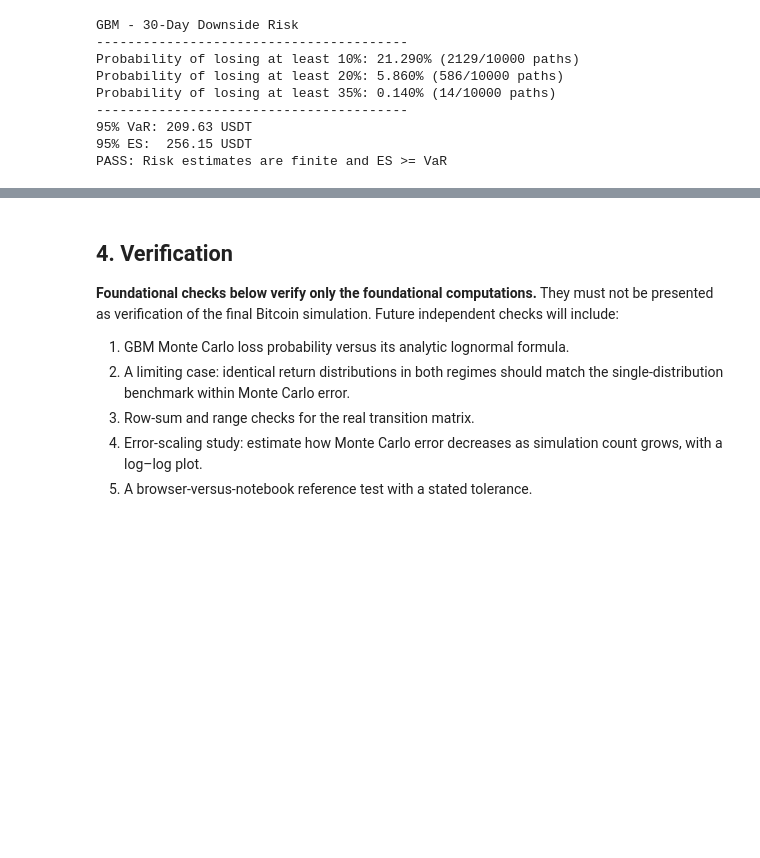
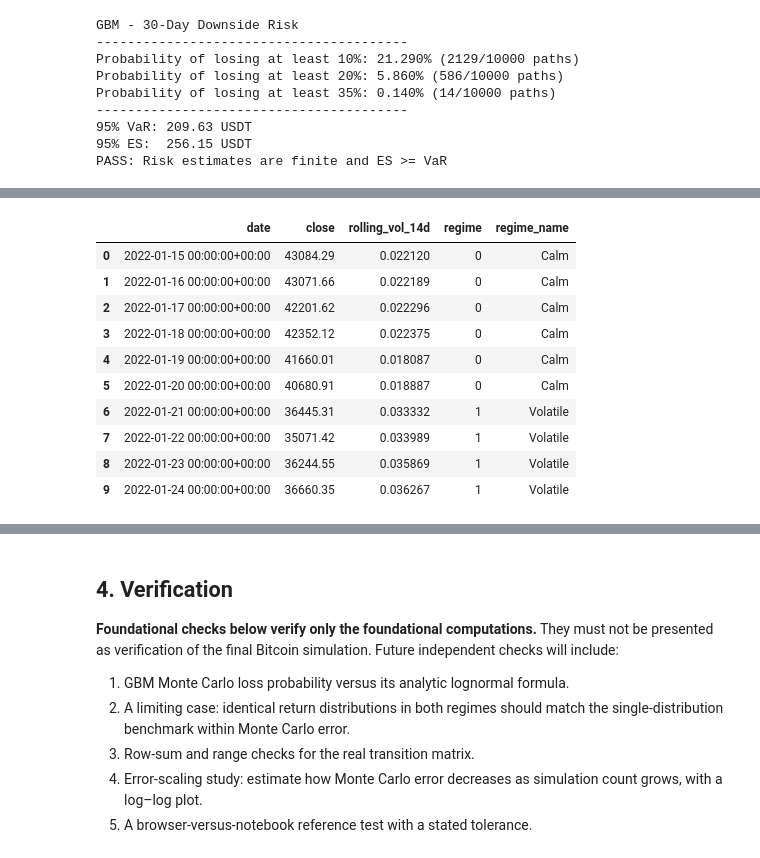
Before and after one commit to it23372726/cryptorisk-lab, a Jupyter notebook: notebook/cryptorisk-lab.ipynb, the cells around one changed output, grey strips where cells are left out. Cells and saved outputs as stored; diff of their text form; code cells hidden in the pictures; blank space fills up the shorter version.

```diff
--- a/notebook/cryptorisk-lab.ipynb
+++ b/notebook/cryptorisk-lab.ipynb
@@ -912,0 +960,83 @@ PASS: Risk estimates are finite and ES >= VaR
+# %%
+
+# Day 4 - Step 1: Classify historical volatility regimes
+
+# Use calibration observations only (2022-2024).
+# The rolling_vol_14d column already exists from Day 2.
+
+regime_calibration_df = calibration_df[
+    ["date", "close", "log_return", "rolling_vol_14d"]
+].dropna(subset=["rolling_vol_14d"]).copy()
+
+regime_calibration_df = (
+    regime_calibration_df.reset_index(drop=True)
+)
+
+# Fit the classification threshold ONLY on calibration data.
+regime_threshold = float(
+    regime_calibration_df["rolling_vol_14d"].median()
+)
+
+# State 0 = calm; State 1 = volatile
+regime_calibration_df["regime"] = (
+    regime_calibration_df["rolling_vol_14d"] >= regime_threshold
+).astype(int)
+
+regime_names = {
+    0: "Calm",
+    1: "Volatile"
+}
+
+regime_calibration_df["regime_name"] = (
+    regime_calibration_df["regime"].map(regime_names)
+)
+
+# Count how many historical observations belong to each state.
+regime_counts = (
+    regime_calibration_df["regime"]
+    .value_counts()
+    .reindex([0, 1], fill_value=0)
+)
+
+print("Two-State Volatility Classification")
+print("-" * 45)
+print(f"Rolling window: {WINDOW} days")
+print(f"Threshold (decimal): {regime_threshold:.6f}")
+print(f"Threshold (%): {regime_threshold * 100:.3f}%")
+print()
+print(f"Calm days: {regime_counts[0]}")
+print(f"Volatile days: {regime_counts[1]}")
+print(f"Total classified days: {len(regime_calibration_df)}")
+
+# Verification checks
+assert len(regime_calibration_df) == (
+    len(calibration_df) - WINDOW
+)
+
+assert (
+    regime_calibration_df["date"].max() < cutoff
+)
+
+assert np.isfinite(regime_threshold)
+assert regime_threshold > 0
+
+assert set(
+    regime_calibration_df["regime"].unique()
+) == {0, 1}
+
+assert (
+    regime_calibration_df["rolling_vol_14d"].notna().all()
+)
+
+print()
+print("PASS: Regime threshold uses calibration data only")
+print("PASS: All classified observations have valid volatility")
+print("PASS: Both market regimes are represented")
+
+display(
+    regime_calibration_df[
+        ["date", "close", "rolling_vol_14d",
+         "regime", "regime_name"]
+    ].head(10)
+)
+# %% [output]
@@ -912,0 +1056,11 @@ PASS: Risk estimates are finite and ES >= VaR
+|  | date | close | rolling_vol_14d | regime | regime_name |
+| 0 | 2022-01-15 00:00:00+00:00 | 43084.29 | 0.022120 | 0 | Calm |
+| 1 | 2022-01-16 00:00:00+00:00 | 43071.66 | 0.022189 | 0 | Calm |
+| 2 | 2022-01-17 00:00:00+00:00 | 42201.62 | 0.022296 | 0 | Calm |
+| 3 | 2022-01-18 00:00:00+00:00 | 42352.12 | 0.022375 | 0 | Calm |
+| 4 | 2022-01-19 00:00:00+00:00 | 41660.01 | 0.018087 | 0 | Calm |
+| 5 | 2022-01-20 00:00:00+00:00 | 40680.91 | 0.018887 | 0 | Calm |
+| 6 | 2022-01-21 00:00:00+00:00 | 36445.31 | 0.033332 | 1 | Volatile |
+| 7 | 2022-01-22 00:00:00+00:00 | 35071.42 | 0.033989 | 1 | Volatile |
+| 8 | 2022-01-23 00:00:00+00:00 | 36244.55 | 0.035869 | 1 | Volatile |
+| 9 | 2022-01-24 00:00:00+00:00 | 36660.35 | 0.036267 | 1 | Volatile |
```
Also changed, not shown: parts of 18 cells of this notebook.
